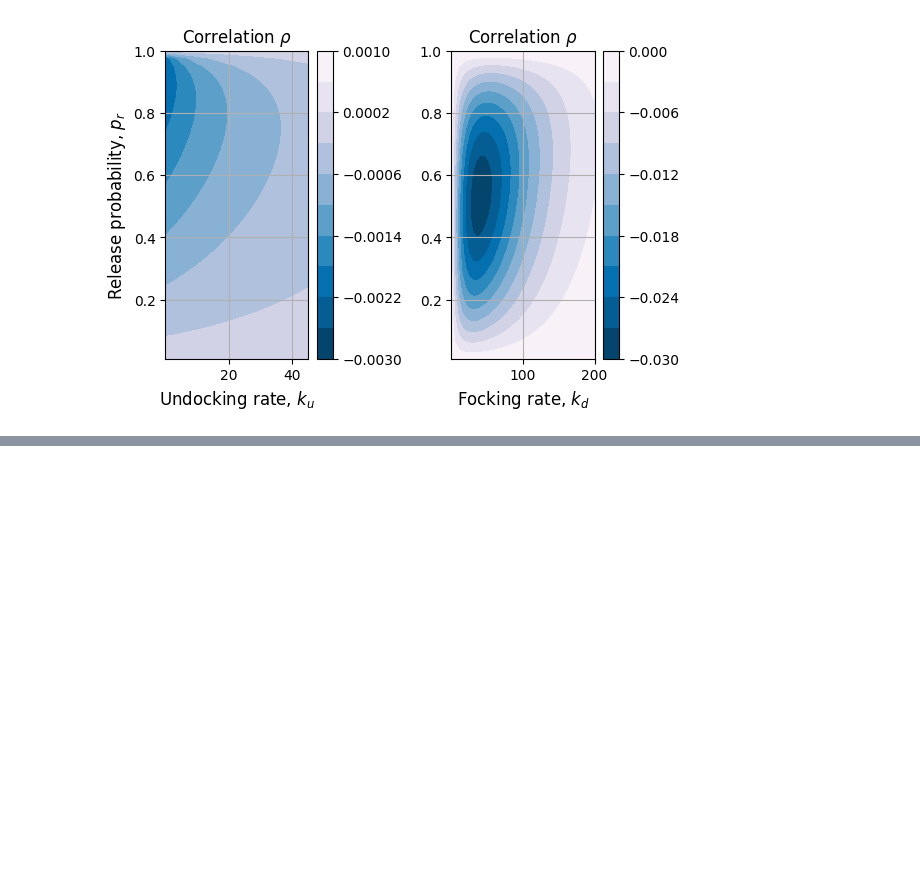
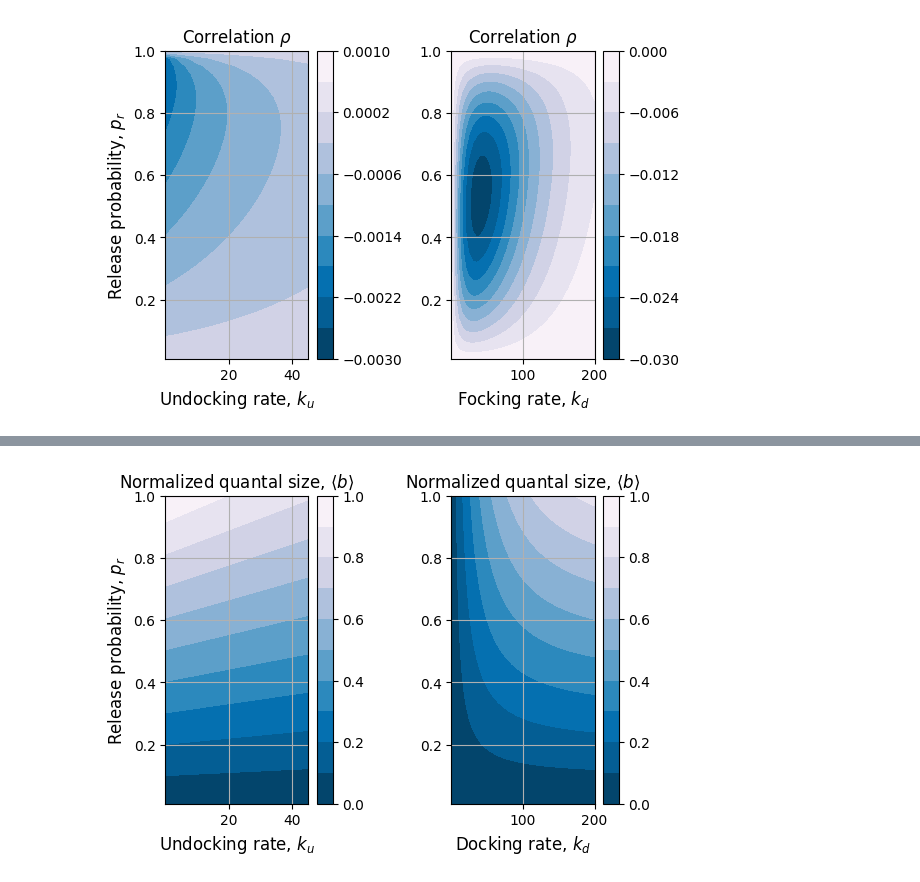
Before and after one commit to zhrvdt77/Neurons_synapses, a Jupyter notebook: Correlations/ACF_and_corr_coef.ipynb, the cells around one changed output, grey strips where cells are left out. Saved outputs shown, nothing was run; the diff lists cells and outputs as text; code cells hidden in the pictures; blank space fills up the shorter version.

```diff
--- a/Correlations/ACF_and_corr_coef.ipynb
+++ b/Correlations/ACF_and_corr_coef.ipynb
@@ -192,0 +193,54 @@ plt.show()
+# %%
+f = 50
+
+
+fig, ax = plt.subplots(1,2,figsize=(6,4))
+plt.subplots_adjust(wspace=0.6)
+pdvect = []
+
+ku_v=np.linspace(.1,45,41)
+kd_v=np.linspace(1,200,41)
+pr_v=np.linspace(0.01,1,41)
+        #print(kd)
+
+
+kd=200
+#M=400;
+
+
+
+x1, y1 = np.meshgrid(ku_v,pr_v)
+pu_v = x1 / (kd + x1) * (1 - np.exp(-(kd+ x1) / f))
+p_d = kd / (kd + x1)*(1 - np.exp(-(kd + x1) / f))
+pv=p_d/(p_d+ pu_v +y1*(1-p_d-pu_v))
+m1= pv*y1
+contour=ax[0].contourf(x1, y1,m1,levels=np.linspace(0, 1, 11),cmap=cm.PuBu_r)
+cbar=plt.colorbar(contour)
+
+
+ku=40
+x2, y2 = np.meshgrid(kd_v,pr_v)
+pu = ku / (ku + x2) * (1 - np.exp(-(ku+ x2) / f))
+p_d_v = x2 / (ku + x2)*(1 - np.exp(-(ku + x2) / f))
+pv=p_d_v/(p_d_v+ pu +y2*(1-p_d_v-pu))
+m2= pv*y2
+
+#x2, y2 = np.meshgrid(kd_v,pr_v)
+contour1=ax[1].contourf(x2, y2,m2,levels=np.linspace(0, 1, 11),cmap=cm.PuBu_r)
+
+
+ax[0].set_xlabel(r'Undocking rate, $k_u$',fontsize=12)
+ax[0].set_ylabel(r'Release probability, $p_r$',fontsize=12)
+#cbar=ax[1].set_colorbar(contour, label=r'Undocking probability, $p_u$')
+ax[0].set_title(r'Normalized quantal size, $\langle b \rangle$',fontsize=12)
+ax[0].grid()
+
+
+
+ax[1].set_xlabel(r'Docking rate, $k_d$',fontsize=12)
+ax[1].set_title(r'Normalized quantal size, $\langle b \rangle$',fontsize=12)
+cbar=plt.colorbar(contour1)
+ax[1].grid()
+plt.show()
+# %% [output]
+[figure, added]
```
Also changed, not shown: parts of 1 cell of this notebook.
